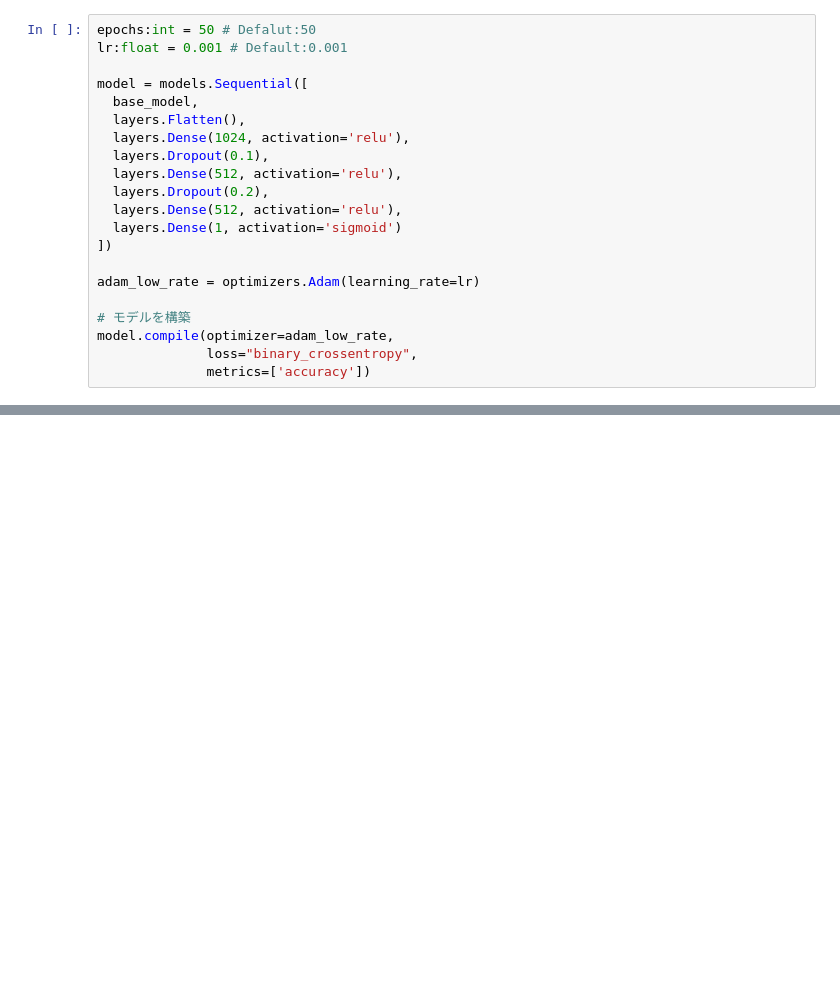
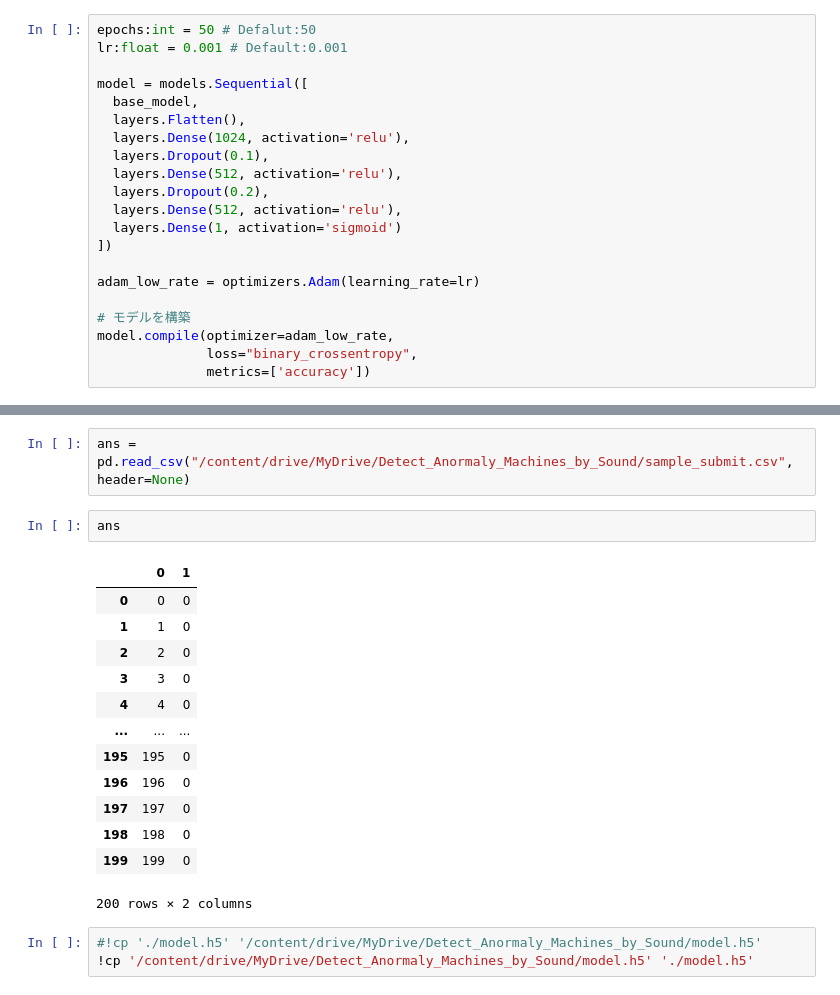
Before and after one commit to Mr-Kondo/_Inbox, a Jupyter notebook: Anomaly_Sound_Detection.ipynb, the cells around one changed output, grey strips where cells are left out. Drawn from its saved outputs; the diff is of its cells as text; blank space fills up the shorter version.

```diff
--- a/Anomaly_Sound_Detection.ipynb
+++ b/Anomaly_Sound_Detection.ipynb
@@ -112,0 +138,21 @@ Epoch 1/50
+# %%
+ans = pd.read_csv("/content/drive/MyDrive/Detect_Anormaly_Machines_by_Sound/sample_submit.csv",  header=None)
+# %%
+ans
+# %% [output]
+|  | 0 | 1 |
+| 0 | 0 | 0 |
+| 1 | 1 | 0 |
+| 2 | 2 | 0 |
+| 3 | 3 | 0 |
+| 4 | 4 | 0 |
+| ... | ... | ... |
+| 195 | 195 | 0 |
+| 196 | 196 | 0 |
+| 197 | 197 | 0 |
+| 198 | 198 | 0 |
+| 199 | 199 | 0 |
+200 rows × 2 columns
+# %%
+#!cp './model.h5' '/content/drive/MyDrive/Detect_Anormaly_Machines_by_Sound/model.h5'
+!cp '/content/drive/MyDrive/Detect_Anormaly_Machines_by_Sound/model.h5' './model.h5'
```
Also changed, not shown: parts of 6 cells of this notebook.
